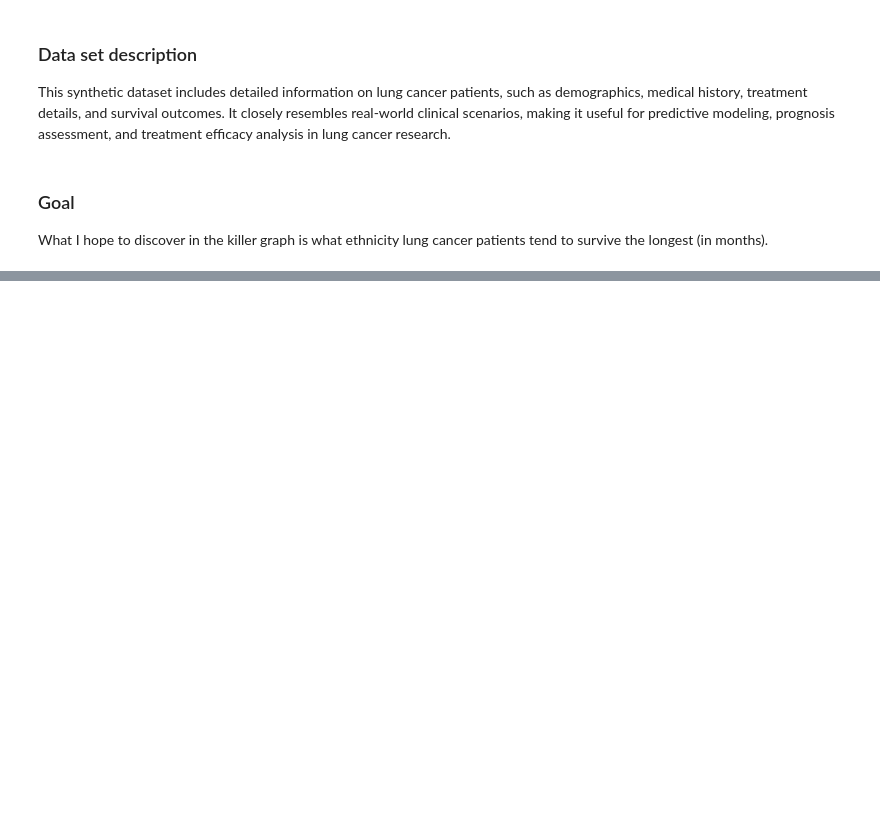
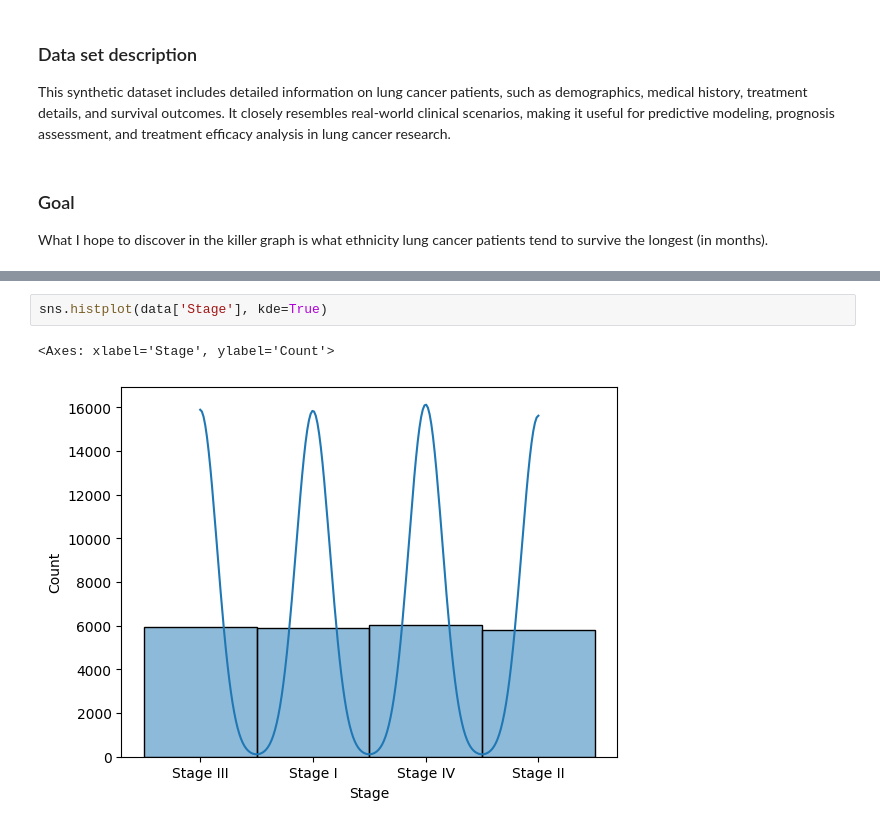
Before and after one commit to alecplotkin/DATA-481-Team-Virology, a Jupyter notebook: Nicolas_Zhang/Lung_Cancer.ipynb, the cells around one changed output, grey strips where cells are left out. Cells and saved outputs as stored; diff of their text form; blank space fills up the shorter version.

```diff
--- a/Nicolas_Zhang/Lung_Cancer.ipynb
+++ b/Nicolas_Zhang/Lung_Cancer.ipynb
@@ -23,0 +100,5 @@ lung_cancer.head()
+# %%
+sns.histplot(data['Stage'], kde=True)
+# %% [output]
+<Axes: xlabel='Stage', ylabel='Count'>
+[figure, added]
```
Also changed, not shown: parts of 9 cells of this notebook, 1 other file.
